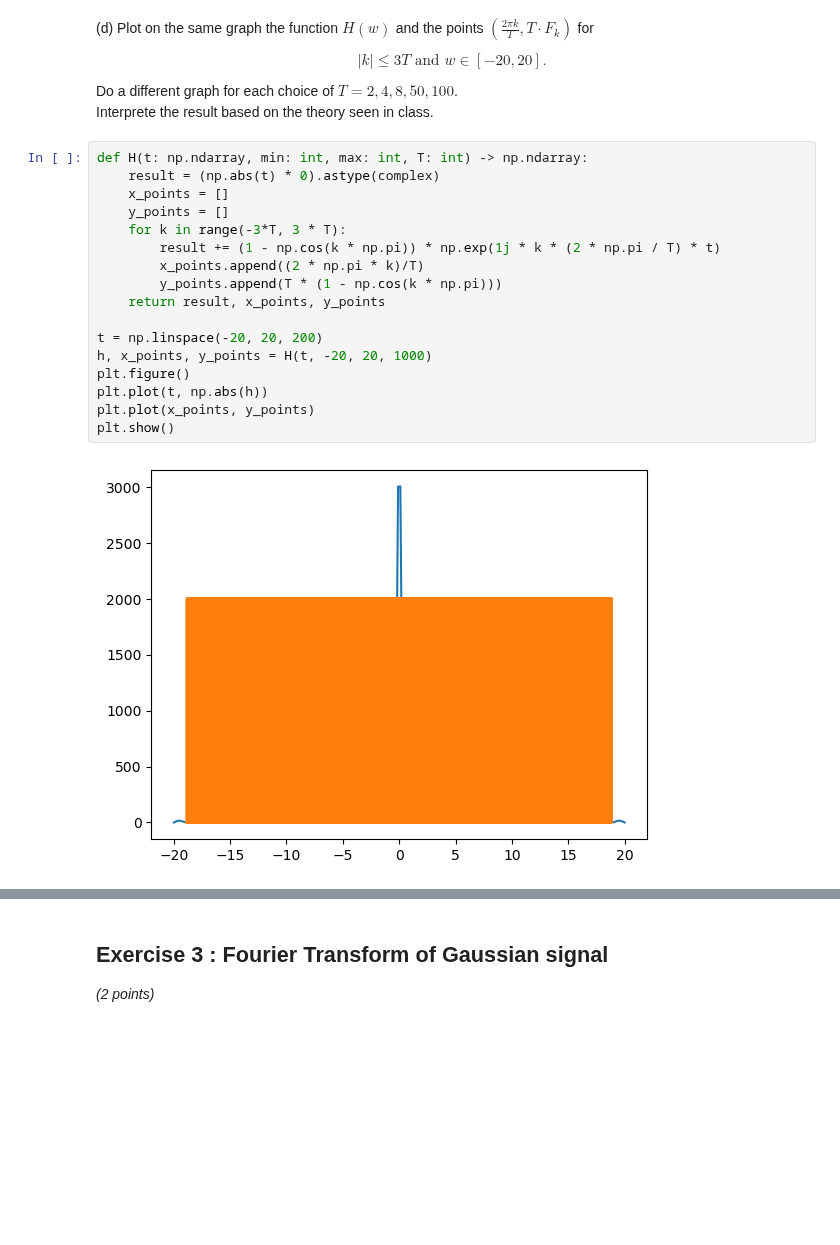
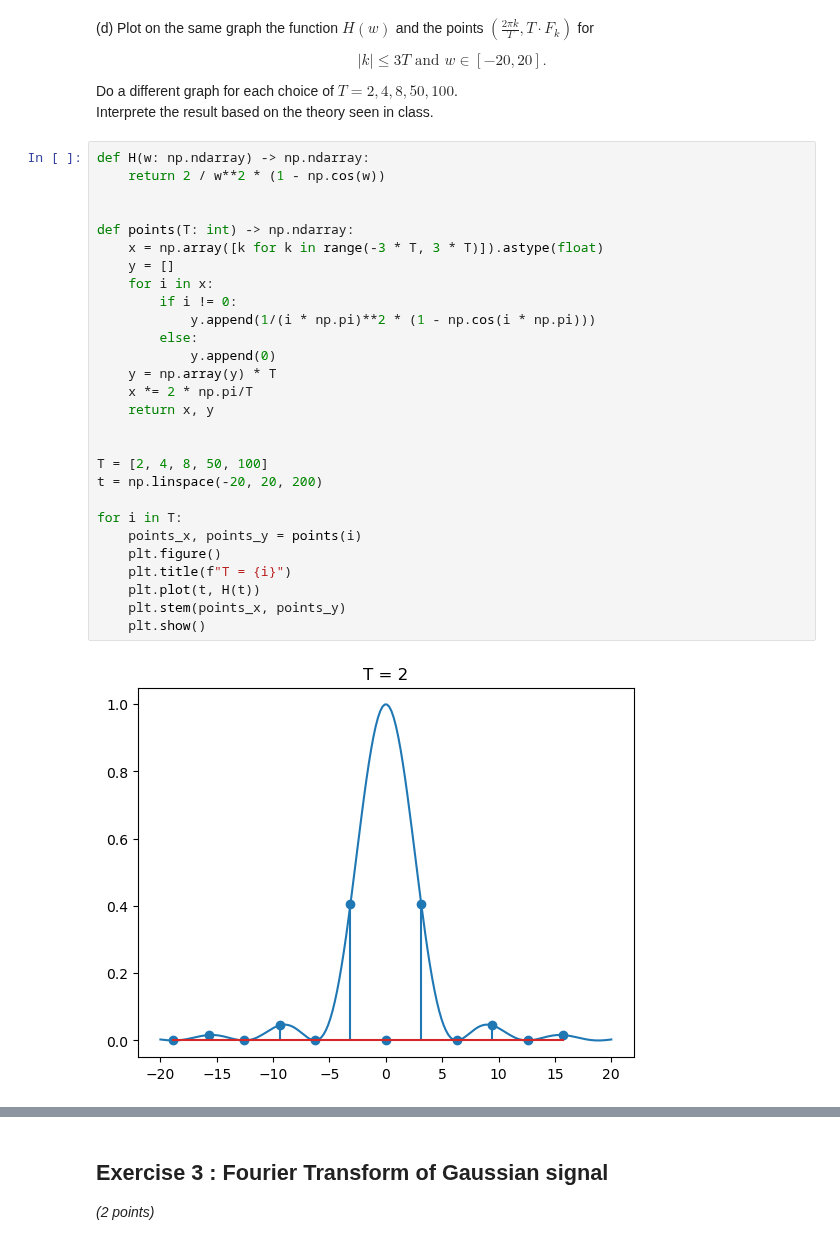
Before and after one commit to Arkanthara/digital_image_processing, a Jupyter notebook: TP8_FS_and_FT.ipynb, the cells around one changed output, grey strips where cells are left out. Drawn from its saved outputs; the diff is of its cells as text; blank space fills up the shorter version.

```diff
--- a/TP8_FS_and_FT.ipynb
+++ b/TP8_FS_and_FT.ipynb
@@ -299,21 +314,32 @@ $$|k| \leq 3T \mbox{ and } w \in [-20, 20].$$
 Do a different graph for each choice of $T = 2, 4, 8, 50, 100$. \
 Interprete the result based on the theory seen in class.
 # %%
-def H(t: np.ndarray, min: int, max: int, T: int) -> np.ndarray:
-    result = (np.abs(t) * 0).astype(complex)
-    x_points = []
-    y_points = []
-    for k in range(-3*T, 3 * T):
-        result += (1 - np.cos(k * np.pi)) * np.exp(1j * k * (2 * np.pi / T) * t)
-        x_points.append((2 * np.pi * k)/T)
-        y_points.append(T * (1 - np.cos(k * np.pi)))
-    return result, x_points, y_points
+def H(w: np.ndarray) -> np.ndarray:
+    return 2 / w**2 * (1 - np.cos(w))
 
+
+def points(T: int) -> np.ndarray:
+    x = np.array([k for k in range(-3 * T, 3 * T)]).astype(float)
+    y = []
+    for i in x:
+        if i != 0:
+            y.append(1/(i * np.pi)**2 * (1 - np.cos(i * np.pi)))
+        else:
+            y.append(0)
+    y = np.array(y) * T
+    x *= 2 * np.pi/T
+    return x, y
+
+
+T = [2, 4, 8, 50, 100]
 t = np.linspace(-20, 20, 200)
-h, x_points, y_points = H(t, -20, 20, 1000)
-plt.figure()
-plt.plot(t, np.abs(h))
-plt.plot(x_points, y_points)
-plt.show()
+
+for i in T:
+    points_x, points_y = points(i)
+    plt.figure()
+    plt.title(f"T = {i}")
+    plt.plot(t, H(t))
+    plt.stem(points_x, points_y)
+    plt.show()
 # %% [output]
-[figure, old version]
+[figure, new version]
```
Also changed, not shown: parts of 11 cells of this notebook.
